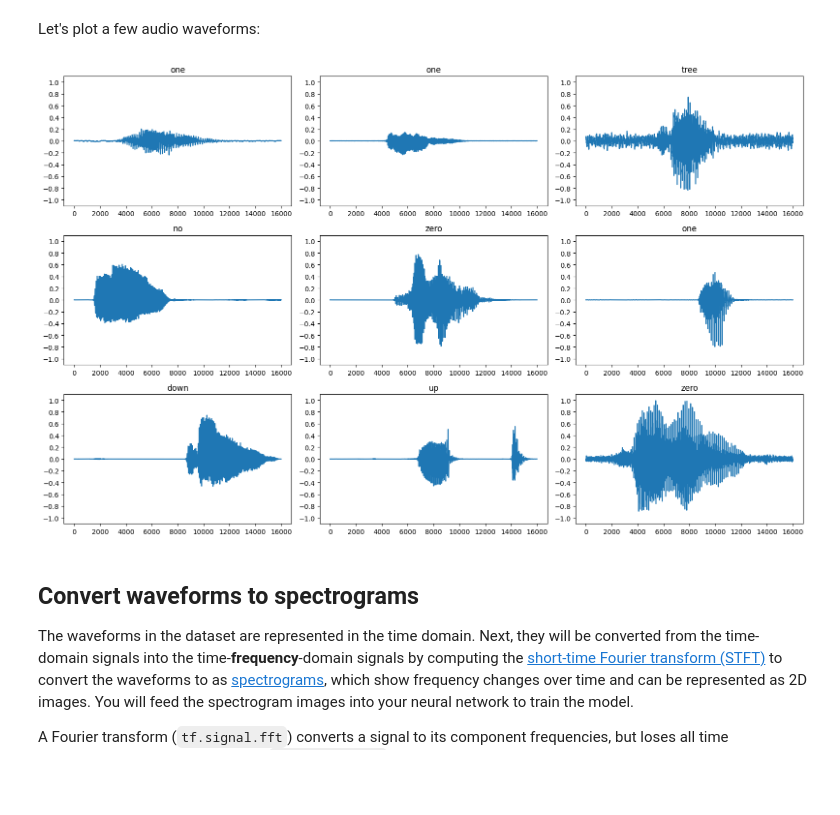
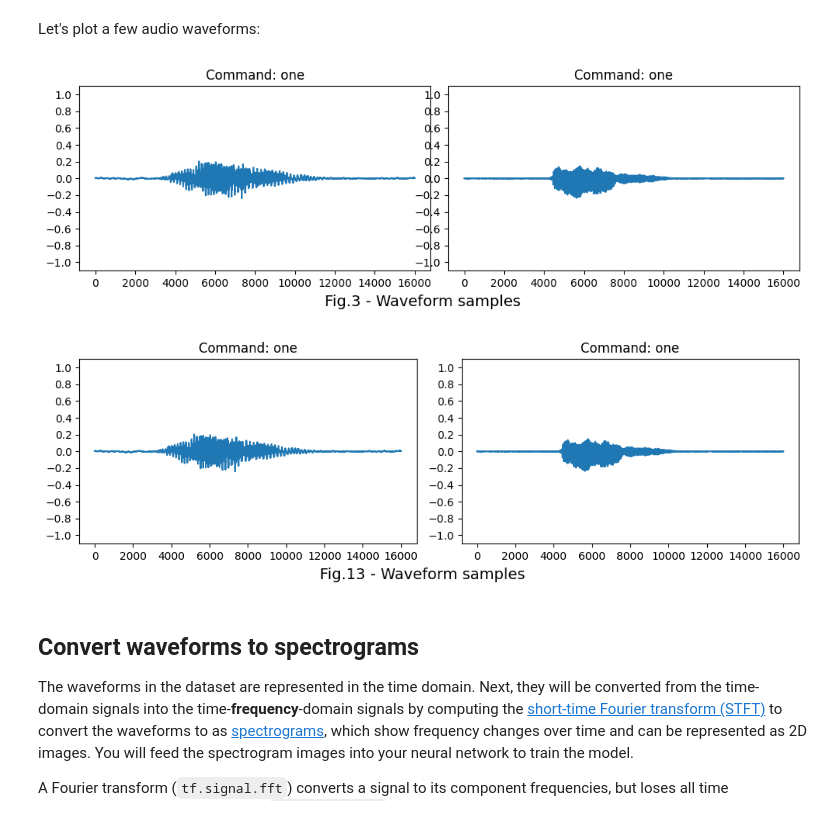
Before and after one commit to Alex1iv/speech_classification, a Jupyter notebook: notebooks/simple_audio.ipynb, the cells around one changed output. Cells and saved outputs as stored; diff of their text form; code cells hidden in the pictures; blank space fills up the shorter version.

Commit message:
add figures saving

```diff
--- a/notebooks/simple_audio.ipynb
+++ b/notebooks/simple_audio.ipynb
@@ -136,22 +137,43 @@ for example_audio, example_labels in train_ds.take(1):
 # %% [markdown]
 Let's plot a few audio waveforms:
 # %%
-#example_audio_1, example_labels_1 = X_train[:9, :], y_train[:9]
-
-plt.figure(figsize=(16, 10))
-rows = 3
-cols = 3
+fig = plt.figure(figsize=(10, 4))
+rows = 1
+cols = 2
 n = rows * cols
 for i in range(n):
 	plt.subplot(rows, cols, i+1)
 	audio_signal = example_audio[i]
 	plt.plot(audio_signal)
-	plt.title(label_names[example_labels[i]])
+	plt.title('Command: ' + label_names[example_labels[i]])
 	plt.yticks(np.arange(-1.2, 1.2, 0.2))
 	plt.ylim([-1.1, 1.1])
-plt.tight_layout();
+
+plot_counter = 3
+plt.suptitle(f"Fig.{plot_counter} - Waveform samples", y=0.05, fontsize=14)
+
+plt.savefig(path_figures + f'/fig_{plot_counter}.png')
+plt.tight_layout(rect=[0, 0.03, 1, 0.9])
+fig.subplots_adjust(wspace=0.05);
 # %% [output]
-[figure, old version]
+[figure, new version]
+# %%
+fig, ax = plt.subplots(1, 2, figsize=(10, 4))
+
+for i in range(2):
+	audio_signal = example_audio[i]
+	ax[i].plot(audio_signal)
+	ax[i].set_title('Command: ' + label_names[example_labels[i]])
+	ax[i].set_yticks(np.arange(-1.2, 1.2, 0.2))
+	ax[i].set_ylim([-1.1, 1.1])
+
+plot_counter = 13
+plt.suptitle(f"Fig.{plot_counter} - Waveform samples", y=0.05, fontsize=14)
+
+#plt.savefig(path_figures + f'/fig_{plot_counter}.png')
+plt.tight_layout(rect=[0, 0.03, 1, 0.9]);
+# %% [output]
+[figure, added]
 # %% [markdown]
 ## Convert waveforms to spectrograms
 
```
Also changed, not shown: parts of 7 cells of this notebook.
